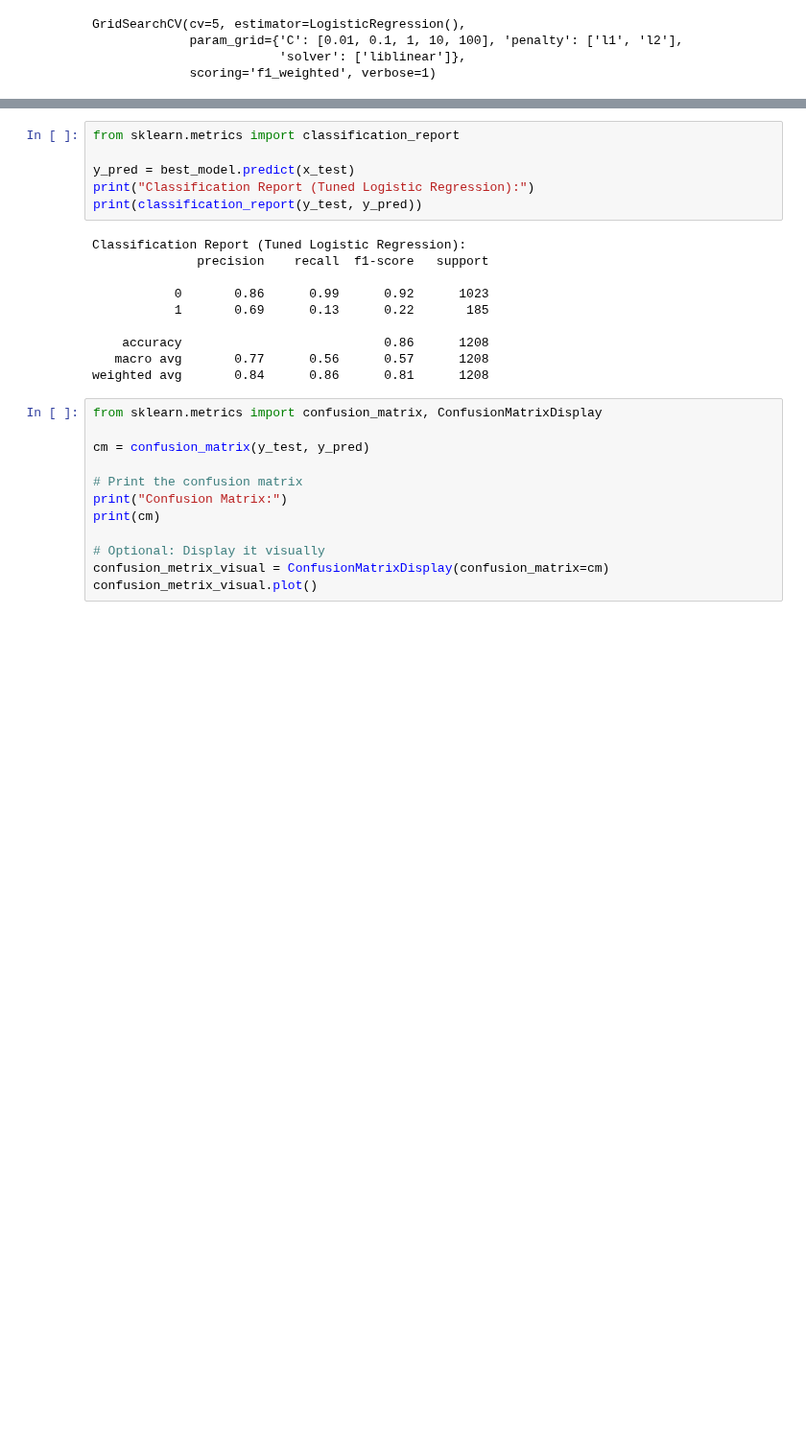
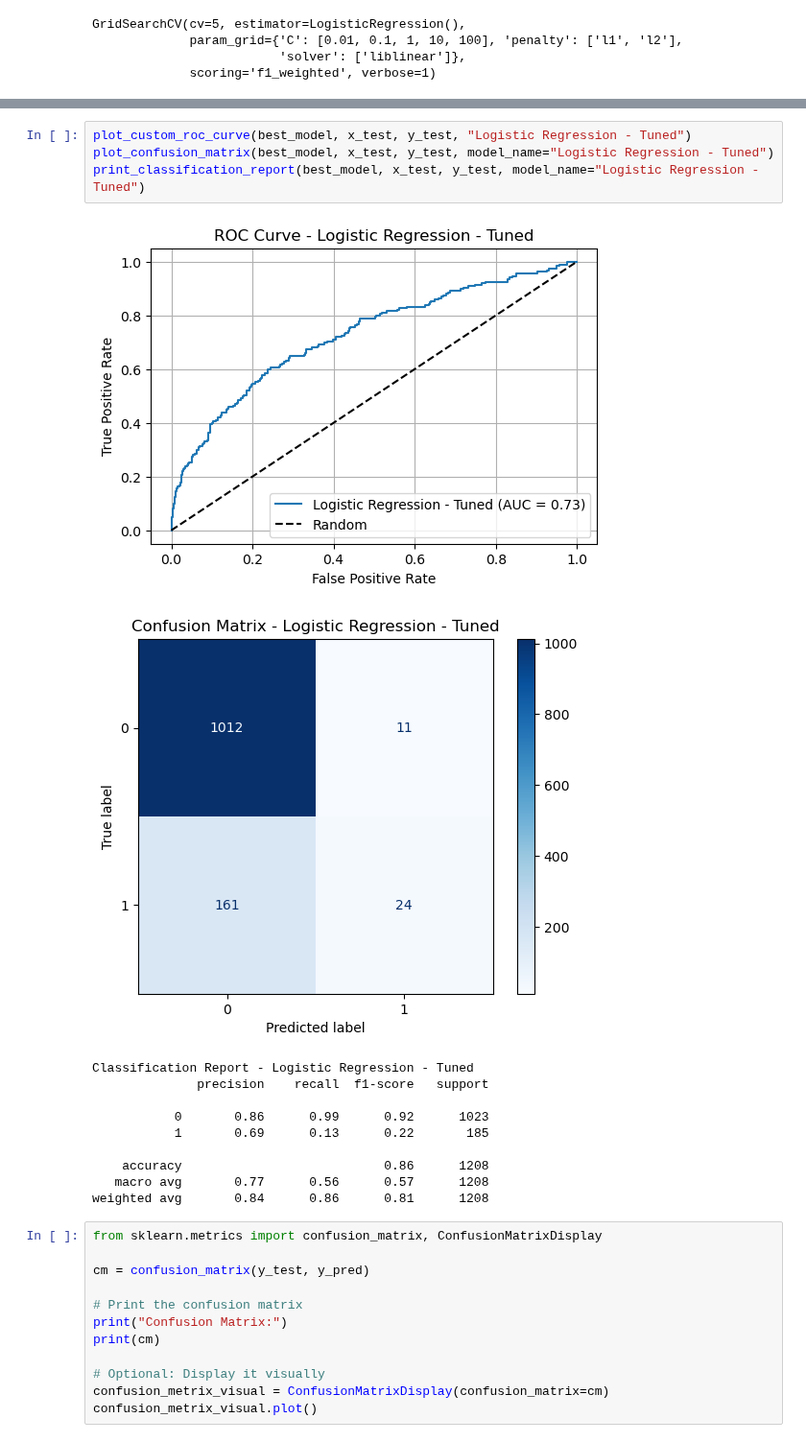
Before and after one commit to yasandu0505/breast-cancer-detection, a Jupyter notebook: Final_Notebook2_20221914_w2052278.ipynb, the cells around one changed output, grey strips where cells are left out. Shown at 96% size. Drawn from its saved outputs; the diff is of its cells as text; blank space fills up the shorter version.

```diff
--- a/Final_Notebook2_20221914_w2052278.ipynb
+++ b/Final_Notebook2_20221914_w2052278.ipynb
@@ -259,11 +259,11 @@ Best Parameters: {'C': 10, 'penalty': 'l1', 'solver': 'liblinear'}
 # %%
-from sklearn.metrics import classification_report
-
-y_pred = best_model.predict(x_test)
-print("Classification Report (Tuned Logistic Regression):")
-print(classification_report(y_test, y_pred))
+plot_custom_roc_curve(best_model, x_test, y_test, "Logistic Regression - Tuned")
+plot_confusion_matrix(best_model, x_test, y_test, model_name="Logistic Regression - Tuned")
+print_classification_report(best_model, x_test, y_test, model_name="Logistic Regression - Tuned")
 # %% [output]
+[figure, added]
+[figure, added]
-Classification Report (Tuned Logistic Regression):
+Classification Report - Logistic Regression - Tuned
               precision    recall  f1-score   support
 
            0       0.86      0.99      0.92      1023
```
Also changed, not shown: parts of 1 cell of this notebook.
